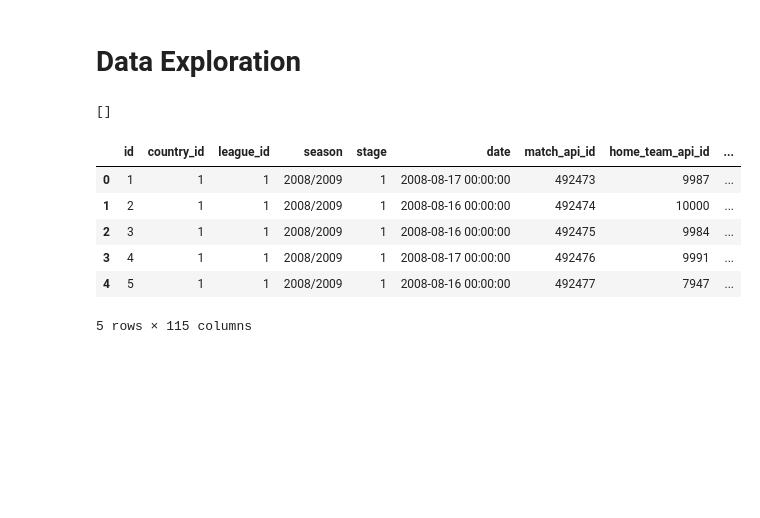
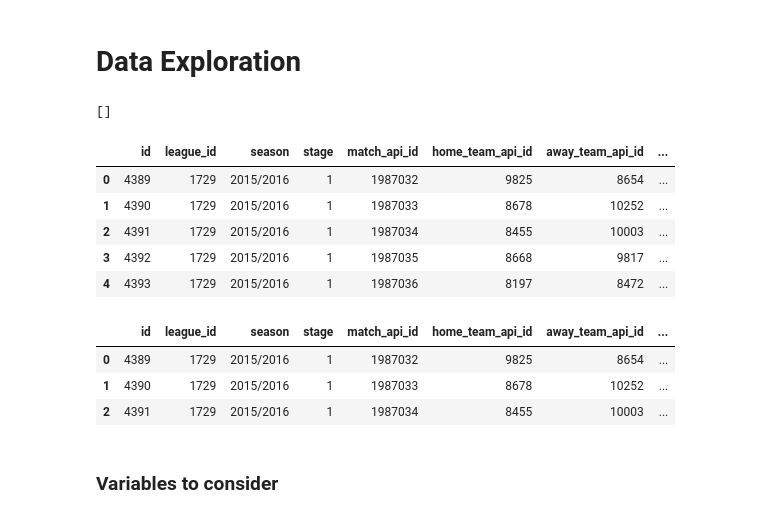
Before and after one commit to georgebrockman/beatthebookies, a Jupyter notebook: beatthebookies/notebooks/nico_explore.ipynb, the cells around one changed output. Cells and saved outputs as stored; diff of their text form; code cells hidden in the pictures; blank space fills up the shorter version.

```diff
--- a/beatthebookies/notebooks/nico_explore.ipynb
+++ b/beatthebookies/notebooks/nico_explore.ipynb
@@ -3,25 +3,29 @@
 # %%
 import sqlite3
 import pandas as pd
-conn = sqlite3.connect("/Applications/Career/Lewagon/project/database.sqlite")
+
+path = "../data/"  #Insert path here
+database = path + "database.sqlite"
+conn = sqlite3.connect(database)
 
 cursor = conn.cursor()
-#cursor.execute("SELECT * FROM sqlite_master WHERE type='table'")
 print(cursor.fetchall())
 
 matches_df = pd.read_sql(
     '''
-    SELECT *
+    SELECT id,league_id,season,stage,match_api_id,home_team_api_id,away_team_api_id,home_team_goal,away_team_goal
     FROM Match m
+    WHERE league_id == 1729
+    AND season == '2015/2016'
+    ORDER BY stage ASC
     ''', conn)
 
 matches_df.head(5)
 # %% [output]
 []
-|  | id | country_id | league_id | season | stage | date | match_api_id | home_team_api_id | ... |
-| 0 | 1 | 1 | 1 | 2008/2009 | 1 | 2008-08-17 00:00:00 | 492473 | 9987 | ... |
-| 1 | 2 | 1 | 1 | 2008/2009 | 1 | 2008-08-16 00:00:00 | 492474 | 10000 | ... |
-| 2 | 3 | 1 | 1 | 2008/2009 | 1 | 2008-08-16 00:00:00 | 492475 | 9984 | ... |
-| 3 | 4 | 1 | 1 | 2008/2009 | 1 | 2008-08-17 00:00:00 | 492476 | 9991 | ... |
-| 4 | 5 | 1 | 1 | 2008/2009 | 1 | 2008-08-16 00:00:00 | 492477 | 7947 | ... |
+|  | id | league_id | season | stage | match_api_id | home_team_api_id | away_team_api_id | ... |
+| 0 | 4389 | 1729 | 2015/2016 | 1 | 1987032 | 9825 | 8654 | ... |
+| 1 | 4390 | 1729 | 2015/2016 | 1 | 1987033 | 8678 | 10252 | ... |
+| 2 | 4391 | 1729 | 2015/2016 | 1 | 1987034 | 8455 | 10003 | ... |
+| 3 | 4392 | 1729 | 2015/2016 | 1 | 1987035 | 8668 | 9817 | ... |
+| 4 | 4393 | 1729 | 2015/2016 | 1 | 1987036 | 8197 | 8472 | ... |
-5 rows × 115 columns
@@ -27,0 +36,9 @@ matches_df.head(5)
+# %%
+matches_df.head(3)
+# %% [output]
+|  | id | league_id | season | stage | match_api_id | home_team_api_id | away_team_api_id | ... |
+| 0 | 4389 | 1729 | 2015/2016 | 1 | 1987032 | 9825 | 8654 | ... |
+| 1 | 4390 | 1729 | 2015/2016 | 1 | 1987033 | 8678 | 10252 | ... |
+| 2 | 4391 | 1729 | 2015/2016 | 1 | 1987034 | 8455 | 10003 | ... |
+# %% [markdown]
+### Variables to consider
```
Also changed, not shown: parts of 15 cells of this notebook.
